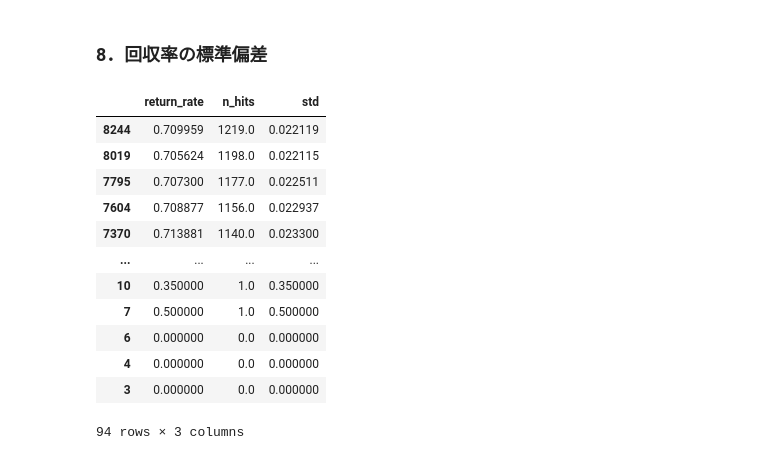
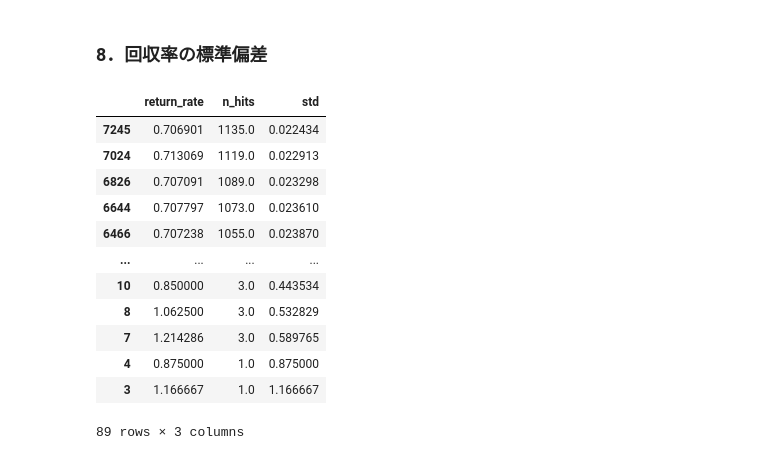
Before and after one commit to Yu134y/Python, a Jupyter notebook: jupyterlab/keiba/predict_horse_racing3.ipynb, the cells around one changed output. Saved outputs shown, nothing was run; the diff lists cells and outputs as text; code cells hidden in the pictures.

```diff
--- a/jupyterlab/keiba/predict_horse_racing3.ipynb
+++ b/jupyterlab/keiba/predict_horse_racing3.ipynb
@@ -941,18 +873,17 @@ me = ModelEvaluator(lgb_clf, 'return_tables.pickle')
 # %%
-g = gain(me.tansho_return, X_test)
+g_tansho = gain(me.tansho_return, X_test)
+g_tansho
+# %% [output]
+|  | return_rate | n_hits | std |
+| 7245 | 0.706901 | 1135.0 | 0.022434 |
+| 7024 | 0.713069 | 1119.0 | 0.022913 |
+| 6826 | 0.707091 | 1089.0 | 0.023298 |
+| 6644 | 0.707797 | 1073.0 | 0.023610 |
+| 6466 | 0.707238 | 1055.0 | 0.023870 |
+| ... | ... | ... | ... |
+| 10 | 0.850000 | 3.0 | 0.443534 |
+| 8 | 1.062500 | 3.0 | 0.532829 |
+| 7 | 1.214286 | 3.0 | 0.589765 |
+| 4 | 0.875000 | 1.0 | 0.875000 |
+| 3 | 1.166667 | 1.0 | 1.166667 |
+89 rows × 3 columns
-# %%
-g
-# %% [output]
-|  | return_rate | n_hits | std |
-| 8244 | 0.709959 | 1219.0 | 0.022119 |
-| 8019 | 0.705624 | 1198.0 | 0.022115 |
-| 7795 | 0.707300 | 1177.0 | 0.022511 |
-| 7604 | 0.708877 | 1156.0 | 0.022937 |
-| 7370 | 0.713881 | 1140.0 | 0.023300 |
-| ... | ... | ... | ... |
-| 10 | 0.350000 | 1.0 | 0.350000 |
-| 7 | 0.500000 | 1.0 | 0.500000 |
-| 6 | 0.000000 | 0.0 | 0.000000 |
-| 4 | 0.000000 | 0.0 | 0.000000 |
-| 3 | 0.000000 | 0.0 | 0.000000 |
-94 rows × 3 columns
```
Also changed, not shown: parts of 21 cells of this notebook, 1 other file.
